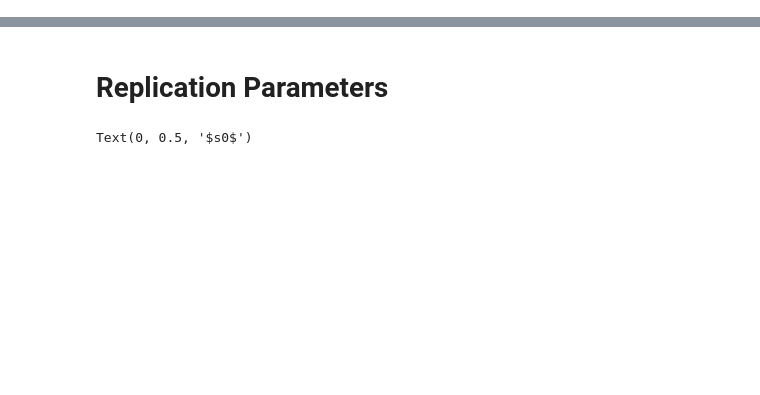
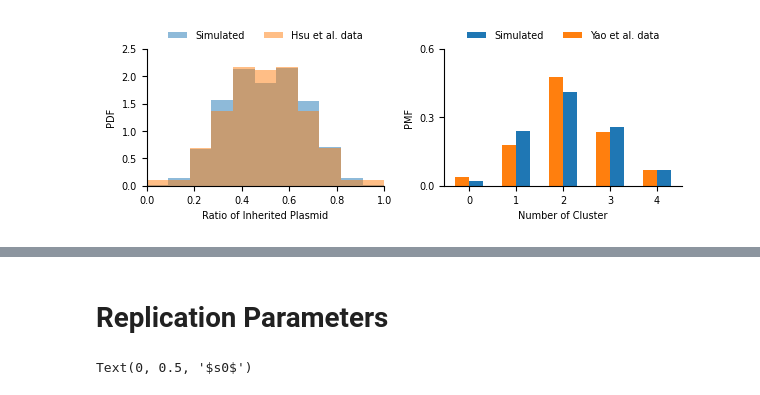
Before and after one commit to mvcortez/Plasmids, a Jupyter notebook: Parameter fitting/Replication_parameter/Visualization_n_s0.ipynb, the cells around one changed output, grey strips where cells are left out. Cells and saved outputs as stored; diff of their text form; code cells hidden in the pictures; blank space fills up the shorter version.

```diff
--- a/Parameter fitting/Replication_parameter/Visualization_n_s0.ipynb
+++ b/Parameter fitting/Replication_parameter/Visualization_n_s0.ipynb
@@ -376,3 +379,40 @@ inheritance mean 0.1575369121160888
+# %%
+fontsiz=7
+f,axes =plt.subplots(1,2,figsize=(6,2))
+bins = np.linspace(0,1,12)
+axes[0].hist(np.append(inheritance,1-inheritance),density=True,alpha=0.5,bins=bins,label='Simulated')
+#sns.kdeplot(np.append(inheritance,1-inheritance),alpha=0.5,label='Simulated')
+axes[0].hist(np.append(hsu_data,1-hsu_data),density=True,alpha=0.5,bins=bins,label='Hsu et al. data')
+handles1, labels1 = axes[0].get_legend_handles_labels()
+axes[0].set_xlabel('Ratio of Inherited Plasmid',fontsize=fontsiz)
+axes[0].set_ylabel('PDF',fontsize=fontsiz)
+axes[0].tick_params(axis = 'both', which = 'major', labelsize = fontsiz)
+axes[0].set_xlim([0,1])
+axes[0].set_ylim([0,2.5])
+
+
+data_cluster = [0.03960396,0.178217822,0.475247525,0.237623762,0.069306931]
+width = 0.3
+col = ['C1','C0']
+axes[1].bar(np.arange(5)+width,heights,width,label='Simulated',color='C0')
+axes[1].bar(np.arange(5),data_cluster,width,label='Yao et al. data',color='C1')
+axes[1].set_xticks(np.arange(5) + width / 2, np.arange(5))
+
+axes[1].tick_params(axis = 'both', which = 'major', labelsize = fontsiz)
+axes[1].set_ylabel('PMF',fontsize=fontsiz)
+axes[1].set_xlabel('Number of Cluster',fontsize=fontsiz)
+axes[1].set_yticks([0,0.3,0.6])
+handles2, labels2 = axes[1].get_legend_handles_labels()
+
+sns.despine()
+plt.tight_layout(h_pad=0.2)
+axes[0].legend(handles1, labels1, loc='upper center',ncol=2,fontsize=fontsiz,frameon=False,bbox_to_anchor=(0.5, 1.2))
+axes[1].legend(handles2, labels2, loc='upper center',ncol=2,fontsize=fontsiz,frameon=False,bbox_to_anchor=(0.5, 1.2))
+#axes[0].text(-0.2,2.7,'(d)',fontsize=fontsiz+1)
+#axes[1].text(-1.4,0.64,'(e)',fontsize=fontsiz+1)
+f.savefig('inheritance_cluster_compare.jpg', format='jpg', dpi=700,bbox_inches="tight")
+# %% [output]
+[figure, added]
 # %%
 fontsiz=8.5
 f=plt.figure(figsize=(2.5,2))
```
Also changed, not shown: parts of 9 cells of this notebook.
